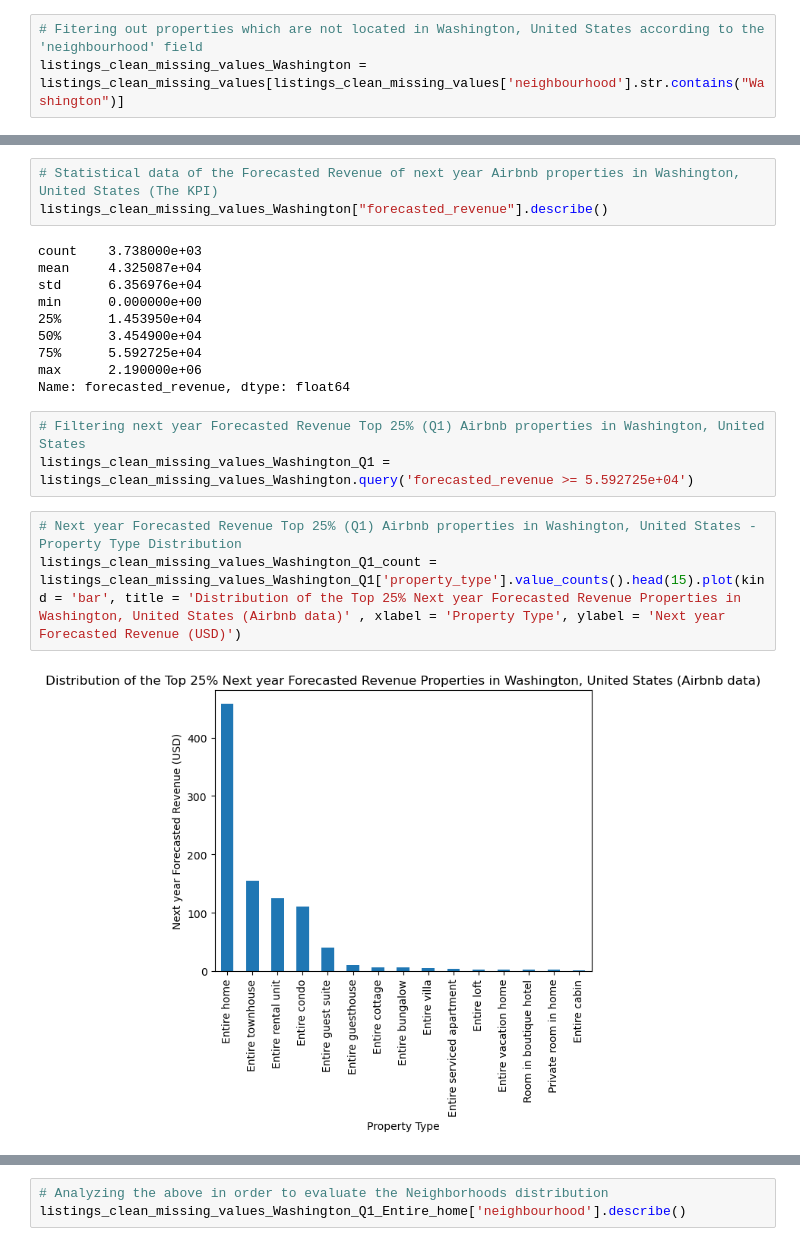
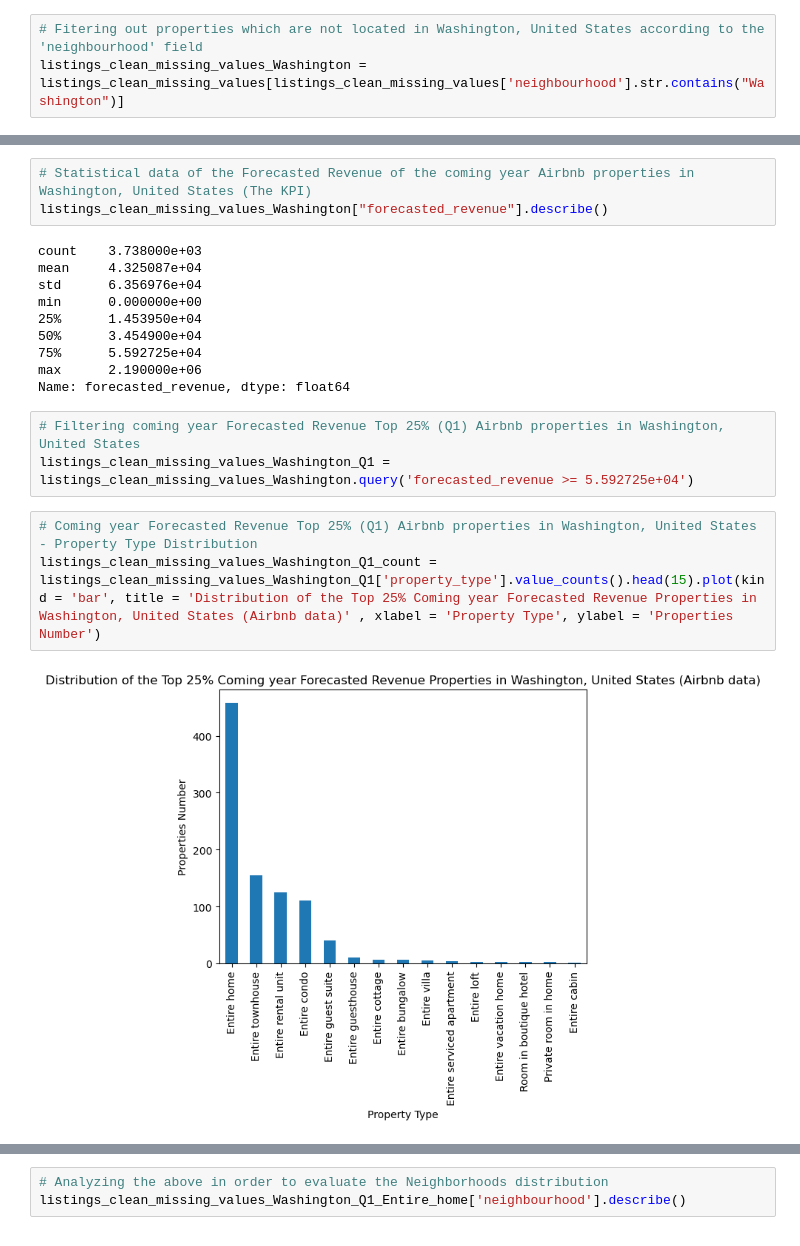
Before and after one commit to EyalVultz/Fianl-Project-Data-Analyst-Program-Hebrew-University-of-Jerusalem-Class-4-Group-2, a Jupyter notebook: Eyal Vultz - Final Project Data Analyst Program The Hebrew University of Jerusalem-checkpoint.ipynb, the cells around one changed output, grey strips where cells are left out. Saved outputs shown, nothing was run; the diff lists cells and outputs as text.

```diff
--- a/Eyal Vultz - Final Project Data Analyst Program The Hebrew University of Jerusalem-checkpoint.ipynb
+++ b/Eyal Vultz - Final Project Data Analyst Program The Hebrew University of Jerusalem-checkpoint.ipynb
@@ -63,5 +49,5 @@ See the caveats in the documentation: https://pandas.pydata.org/pandas-docs/stab
 # %%
-# Statistical data of the Forecasted Revenue of next year Airbnb properties in Washington, United States (The KPI)
+# Statistical data of the Forecasted Revenue of the coming year Airbnb properties in Washington, United States (The KPI)
 listings_clean_missing_values_Washington["forecasted_revenue"].describe()
 # %% [output]
 count    3.738000e+03
@@ -74,11 +60,11 @@ min      0.000000e+00
 max      2.190000e+06
 Name: forecasted_revenue, dtype: float64
 # %%
-# Filtering next year Forecasted Revenue Top 25% (Q1) Airbnb properties in Washington, United States
+# Filtering coming year Forecasted Revenue Top 25% (Q1) Airbnb properties in Washington, United States
 listings_clean_missing_values_Washington_Q1 = listings_clean_missing_values_Washington.query('forecasted_revenue >= 5.592725e+04')
 # %%
-# Next year Forecasted Revenue Top 25% (Q1) Airbnb properties in Washington, United States - Property Type Distribution
-listings_clean_missing_values_Washington_Q1_count = listings_clean_missing_values_Washington_Q1['property_type'].value_counts().head(15).plot(kind = 'bar', title = 'Distribution of the Top 25% Next year Forecasted Revenue Properties in Washington, United States (Airbnb data)' , xlabel = 'Property Type', ylabel = 'Next year Forecasted Revenue (USD)')
+# Coming year Forecasted Revenue Top 25% (Q1) Airbnb properties in Washington, United States - Property Type Distribution
+listings_clean_missing_values_Washington_Q1_count = listings_clean_missing_values_Washington_Q1['property_type'].value_counts().head(15).plot(kind = 'bar', title = 'Distribution of the Top 25% Coming year Forecasted Revenue Properties in Washington, United States (Airbnb data)' , xlabel = 'Property Type', ylabel = 'Properties Number')
 # %% [output]
-[figure, old version]
+[figure, new version]
 # %%
```
Also changed, not shown: parts of 6 cells of this notebook.
